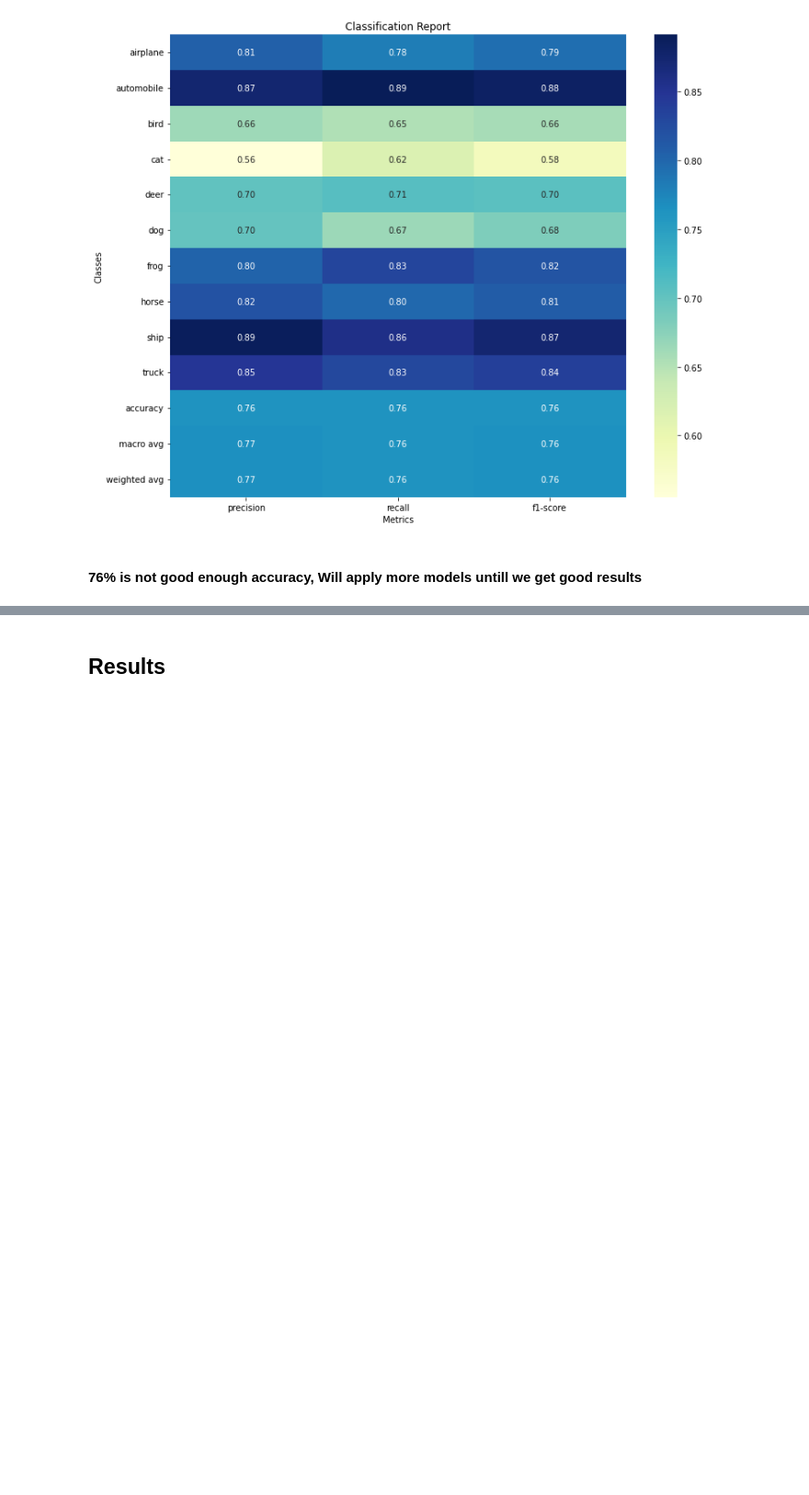
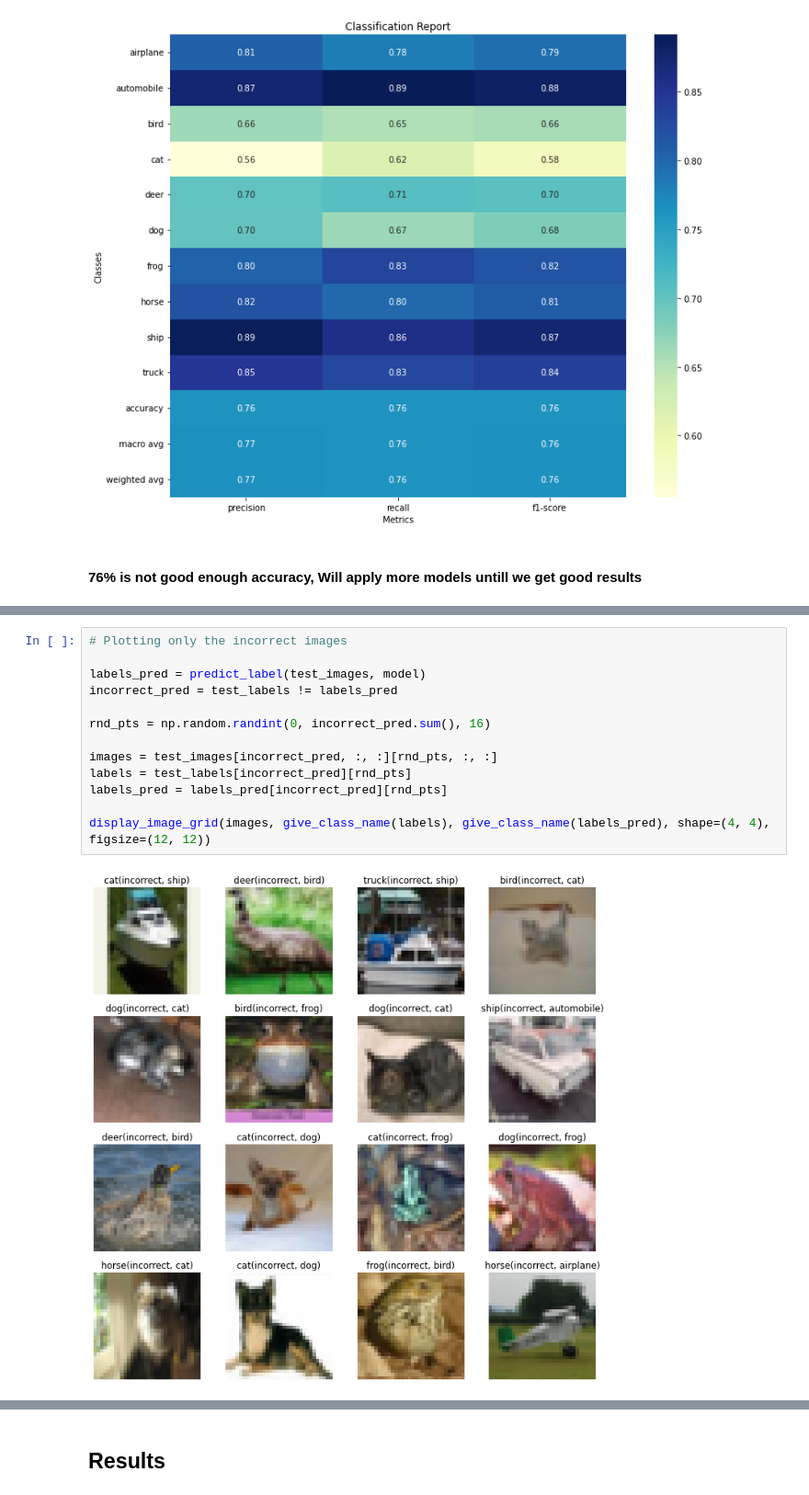
Before and after one commit to aka-vm/Hello-CV, a Jupyter notebook: CIFAR-10/main-notebook-2.ipynb, the cells around one changed output, grey strips where cells are left out. Shown at 92% size. Drawn from its saved outputs; the diff is of its cells as text; blank space fills up the shorter version.

```diff
--- a/CIFAR-10/main-notebook-2.ipynb
+++ b/CIFAR-10/main-notebook-2.ipynb
@@ -464,0 +621,15 @@ Accuracy: 0.7632
+# %%
+# Plotting only the incorrect images
+
+labels_pred = predict_label(test_images, model)
+incorrect_pred = test_labels != labels_pred
+
+rnd_pts = np.random.randint(0, incorrect_pred.sum(), 16)
+
+images = test_images[incorrect_pred, :, :][rnd_pts, :, :]
+labels = test_labels[incorrect_pred][rnd_pts]
+labels_pred = labels_pred[incorrect_pred][rnd_pts]
+
+display_image_grid(images, give_class_name(labels), give_class_name(labels_pred), shape=(4, 4), figsize=(12, 12))
+# %% [output]
+[figure, added]
```
Also changed, not shown: parts of 34 cells of this notebook.
